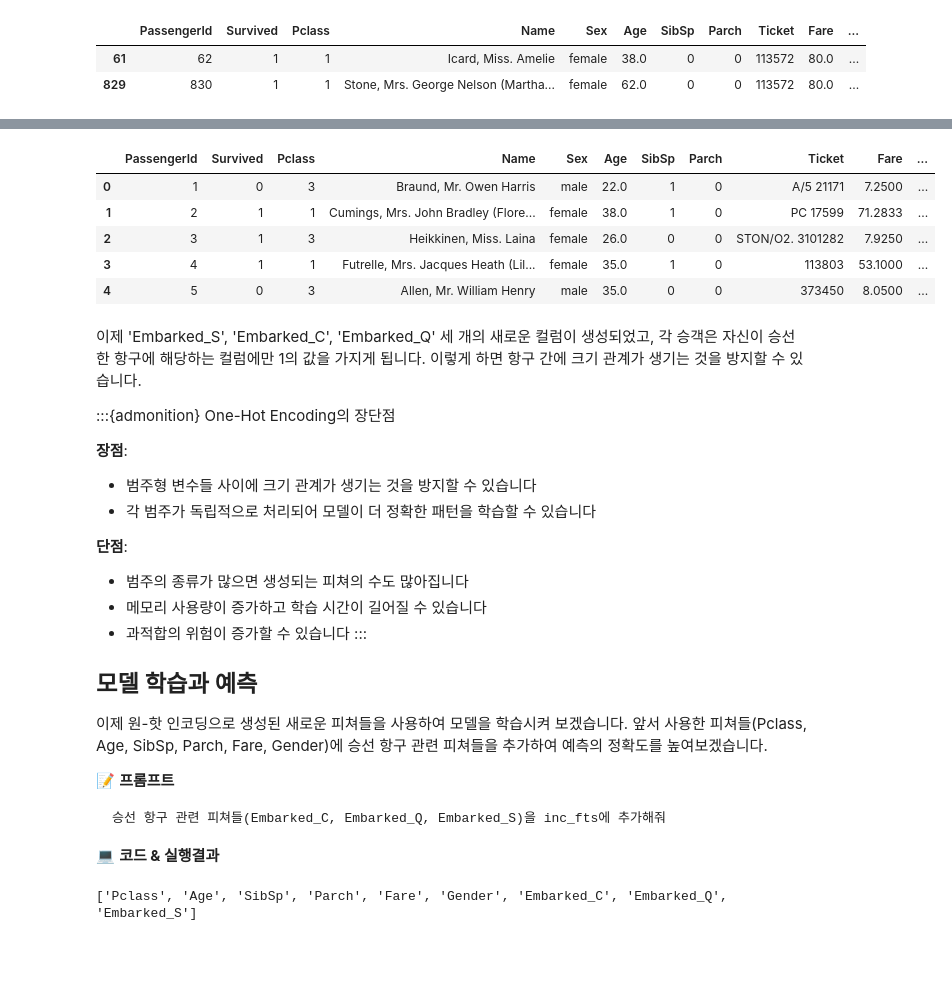
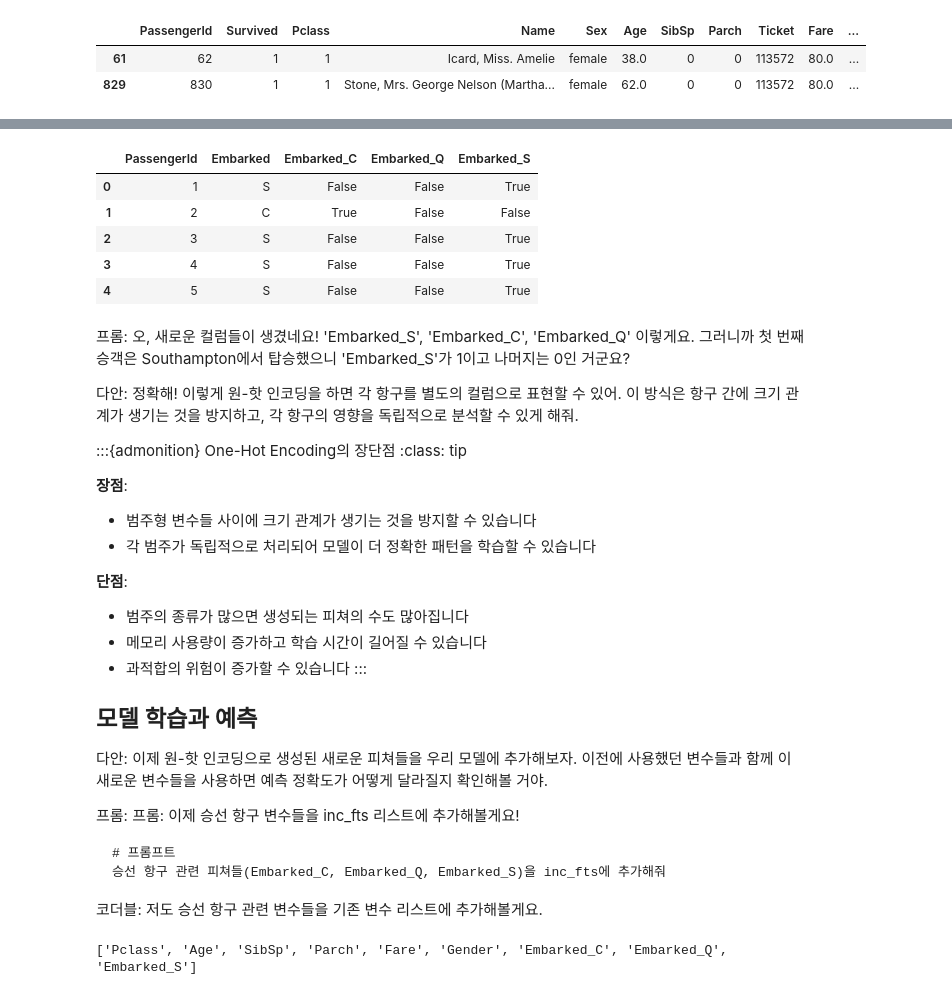
Before and after one commit to Jace-101/Titanic, a Jupyter notebook: book/_build/jupyter_execute/docs/Titanic-22.ipynb, the cells around one changed output, grey strips where cells are left out. Cells and saved outputs as stored; diff of their text form; code cells hidden in the pictures; blank space fills up the shorter version.

````diff
--- a/book/_build/jupyter_execute/docs/Titanic-22.ipynb
+++ b/book/_build/jupyter_execute/docs/Titanic-22.ipynb
@@ -274,27 +314,27 @@ train과 test의 Embarked 피쳐를 One-Hot Encoding으로 추가해줘
 # %%
 embarked_dummies_train = pd.get_dummies(train['Embarked'], prefix='Embarked')
 train = pd.concat([train, embarked_dummies_train], axis=1)
 
 embarked_dummies_test = pd.get_dummies(test['Embarked'], prefix='Embarked')
 test = pd.concat([test, embarked_dummies_test], axis=1)
 
-train.head()
+train[['PassengerId', 'Embarked', 'Embarked_C', 'Embarked_Q', 'Embarked_S']].head()
 # %% [output]
-|  | PassengerId | Survived | Pclass | Name | Sex | Age | SibSp | Parch | Ticket | Fare | ... |
-| 0 | 1 | 0 | 3 | Braund, Mr. Owen Harris | male | 22.0 | 1 | 0 | A/5 21171 | 7.2500 | ... |
-| 1 | 2 | 1 | 1 | Cumings, Mrs. John Bradley (Flore... | female | 38.0 | 1 | 0 | PC 17599 | 71.2833 | ... |
-| 2 | 3 | 1 | 3 | Heikkinen, Miss. Laina | female | 26.0 | 0 | 0 | STON/O2. 3101282 | 7.9250 | ... |
-| 3 | 4 | 1 | 1 | Futrelle, Mrs. Jacques Heath (Lil... | female | 35.0 | 1 | 0 | 113803 | 53.1000 | ... |
-| 4 | 5 | 0 | 3 | Allen, Mr. William Henry | male | 35.0 | 0 | 0 | 373450 | 8.0500 | ... |
+|  | PassengerId | Embarked | Embarked_C | Embarked_Q | Embarked_S |
+| 0 | 1 | S | False | False | True |
+| 1 | 2 | C | True | False | False |
+| 2 | 3 | S | False | False | True |
+| 3 | 4 | S | False | False | True |
+| 4 | 5 | S | False | False | True |
 # %% [markdown]
-이제 'Embarked_S', 'Embarked_C', 'Embarked_Q' 세 개의 새로운 컬럼이 생성되었고, 각 승객은 자신이 승선한 항구에 해당하는 컬럼에만 1의 값을 가지게 됩니다. 이렇게 하면 항구 간에 크기 관계가 생기는 것을 방지할 수 있습니다.
+프롬: 오, 새로운 컬럼들이 생겼네요! 'Embarked_S', 'Embarked_C', 'Embarked_Q' 이렇게요. 그러니까 첫 번째 승객은 Southampton에서 탑승했으니 'Embarked_S'가 1이고 나머지는 0인 거군요?
 
-
+다안: 정확해! 이렇게 원-핫 인코딩을 하면 각 항구를 별도의 컬럼으로 표현할 수 있어. 이 방식은 항구 간에 크기 관계가 생기는 것을 방지하고, 각 항구의 영향을 독립적으로 분석할 수 있게 해줘.
 
 :::{admonition} One-Hot Encoding의 장단점
+:class: tip
 
 **장점**:
-
 - 범주형 변수들 사이에 크기 관계가 생기는 것을 방지할 수 있습니다
 - 각 범주가 독립적으로 처리되어 모델이 더 정확한 패턴을 학습할 수 있습니다
 
@@ -304,18 +344,18 @@ train.head()
 - 과적합의 위험이 증가할 수 있습니다
 :::
 
-
-
 ## 모델 학습과 예측
 
-이제 원-핫 인코딩으로 생성된 새로운 피쳐들을 사용하여 모델을 학습시켜 보겠습니다. 앞서 사용한 피쳐들(Pclass, Age, SibSp, Parch, Fare, Gender)에 승선 항구 관련 피쳐들을 추가하여 예측의 정확도를 높여보겠습니다.
+다안: 이제 원-핫 인코딩으로 생성된 새로운 피쳐들을 우리 모델에 추가해보자. 이전에 사용했던 변수들과 함께 이 새로운 변수들을 사용하면 예측 정확도가 어떻게 달라질지 확인해볼 거야.
 
-📝 **프롬프트**
-```
+프롬: 프롬: 이제 승선 항구 변수들을 inc_fts 리스트에 추가해볼게요!
+
+```markdown
+# 프롬프트
 승선 항구 관련 피쳐들(Embarked_C, Embarked_Q, Embarked_S)을 inc_fts에 추가해줘
 ```
 
-💻 **코드 & 실행결과**
+코더블: 저도 승선 항구 관련 변수들을 기존 변수 리스트에 추가해볼게요.
 # %%
 inc_fts = ['Pclass', 'Age', 'SibSp', 'Parch', 'Fare']
 inc_fts += ['Gender']
````
Also changed, not shown: parts of 18 cells of this notebook, 18 other files.
